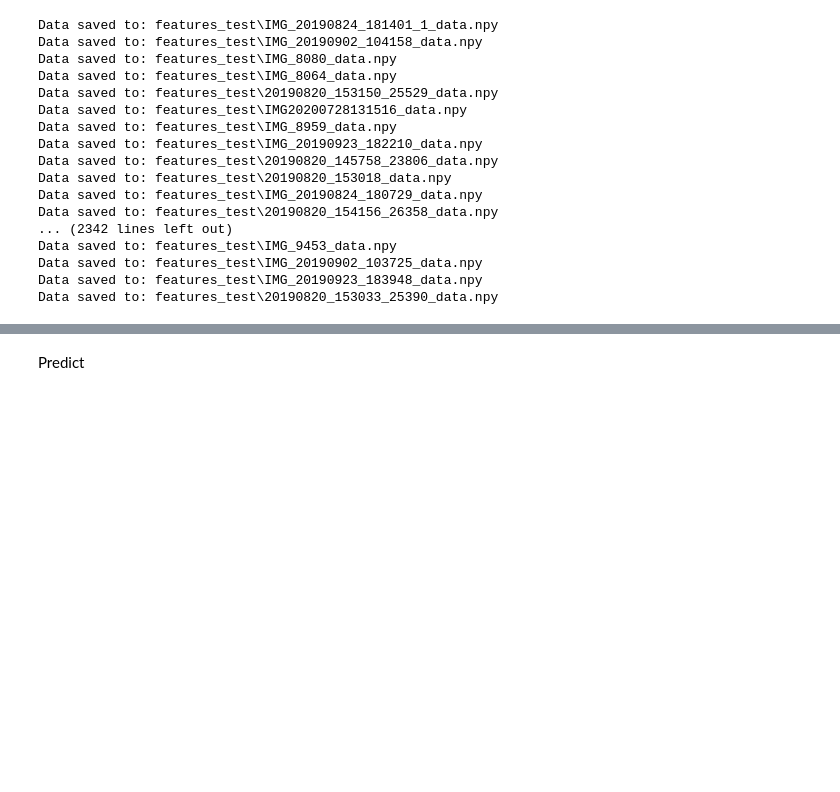
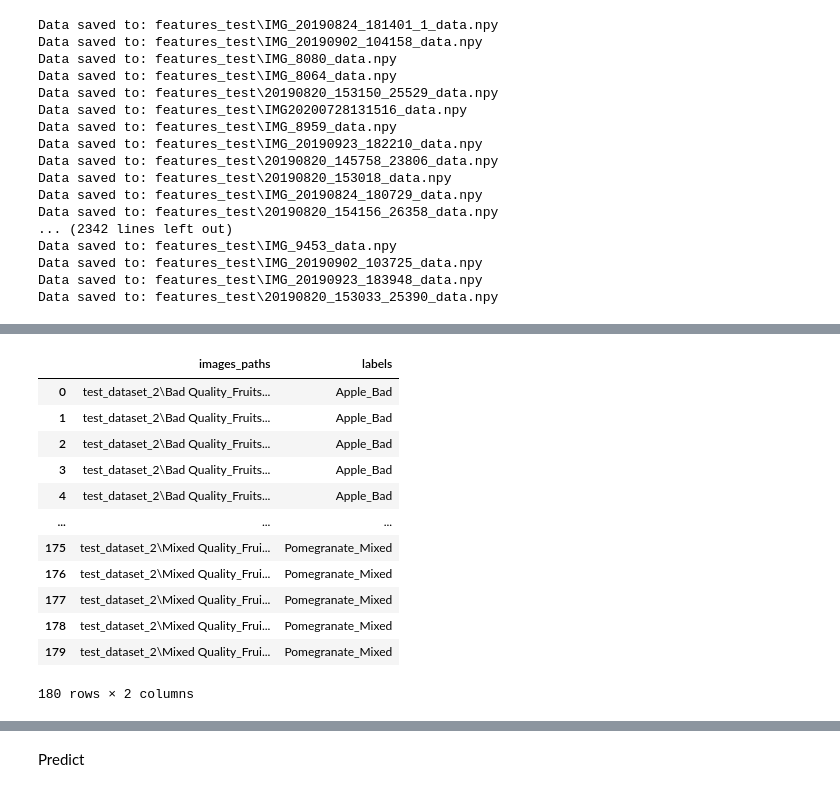
Before and after one commit to spygeorgoulas/fruit-quality, a Jupyter notebook: code.ipynb, the cells around one changed output, grey strips where cells are left out. Cells and saved outputs as stored; diff of their text form; code cells hidden in the pictures; blank space fills up the shorter version.

```diff
--- a/code.ipynb
+++ b/code.ipynb
@@ -590,0 +598,30 @@ NON-LINEAR SVM
+# %%
+images_list = []
+labels_list = []
+
+input_folder_path = 'test_dataset_2'
+quality_list = os.listdir(input_folder_path)
+
+for quality in quality_list:
+    fruit_type = os.listdir(os.path.join(input_folder_path, quality))
+    for fruit in fruit_type:
+        #if 'Banana' in fruit:
+        fruit_path = os.path.join(input_folder_path, quality, fruit)
+        images = os.listdir(fruit_path)
+        for image in images:
+            image_path = os.path.join(fruit_path, image)
+            print(image_path)
+            i = io.imread(image_path)
+            if len(i.shape) == 2 or (len(i.shape) == 3 and i.shape[2] == 1):
+                print(f"Grayscale {image_path}")
+                continue
+            images_list.append(image_path)
+            # Check if the image name contains '_Good' or '_Bad' and assign the label accordingly
+            if "_Good" in fruit or "_Bad" in fruit:
+                labels_list.append(f"{fruit}")
+            else:
+                labels_list.append(f"{fruit}_Mixed")
+
+images_series = pd.Series(images_list, name="images_paths")
+labels_series = pd.Series(labels_list, name="labels")
+test_df_v2 = pd.concat([images_series, labels_series], axis=1)
@@ -590,0 +646,16 @@ NON-LINEAR SVM
+# %%
+test_df_v2
+# %% [output]
+|  | images_paths | labels |
+| 0 | test_dataset_2\Bad Quality_Fruits... | Apple_Bad |
+| 1 | test_dataset_2\Bad Quality_Fruits... | Apple_Bad |
+| 2 | test_dataset_2\Bad Quality_Fruits... | Apple_Bad |
+| 3 | test_dataset_2\Bad Quality_Fruits... | Apple_Bad |
+| 4 | test_dataset_2\Bad Quality_Fruits... | Apple_Bad |
+| ... | ... | ... |
+| 175 | test_dataset_2\Mixed Quality_Frui... | Pomegranate_Mixed |
+| 176 | test_dataset_2\Mixed Quality_Frui... | Pomegranate_Mixed |
+| 177 | test_dataset_2\Mixed Quality_Frui... | Pomegranate_Mixed |
+| 178 | test_dataset_2\Mixed Quality_Frui... | Pomegranate_Mixed |
+| 179 | test_dataset_2\Mixed Quality_Frui... | Pomegranate_Mixed |
+180 rows × 2 columns
```
Also changed, not shown: parts of 35 cells of this notebook.
